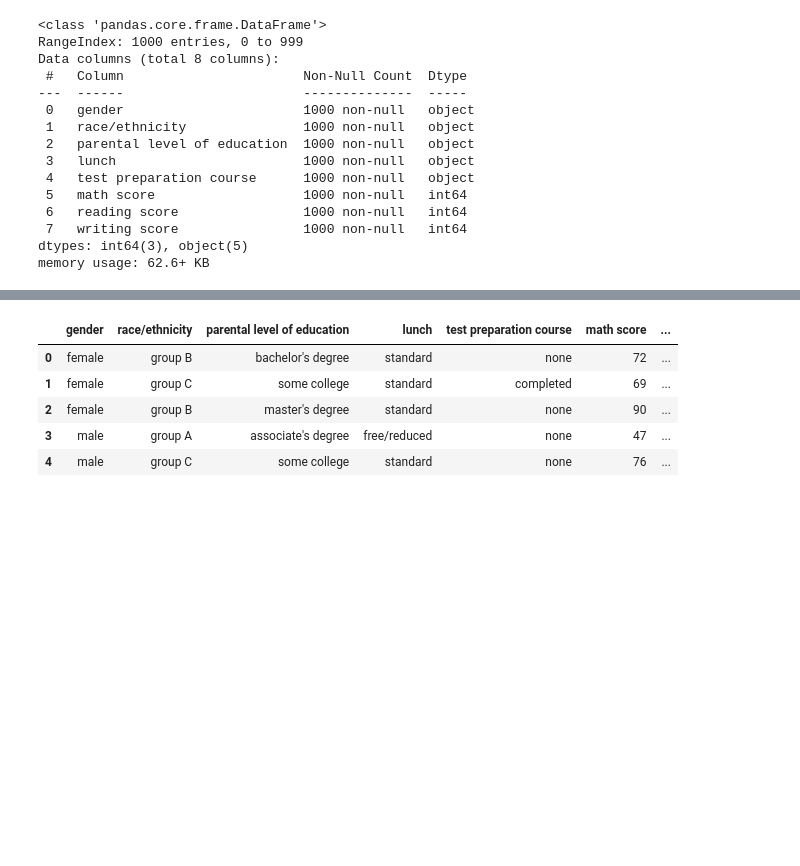
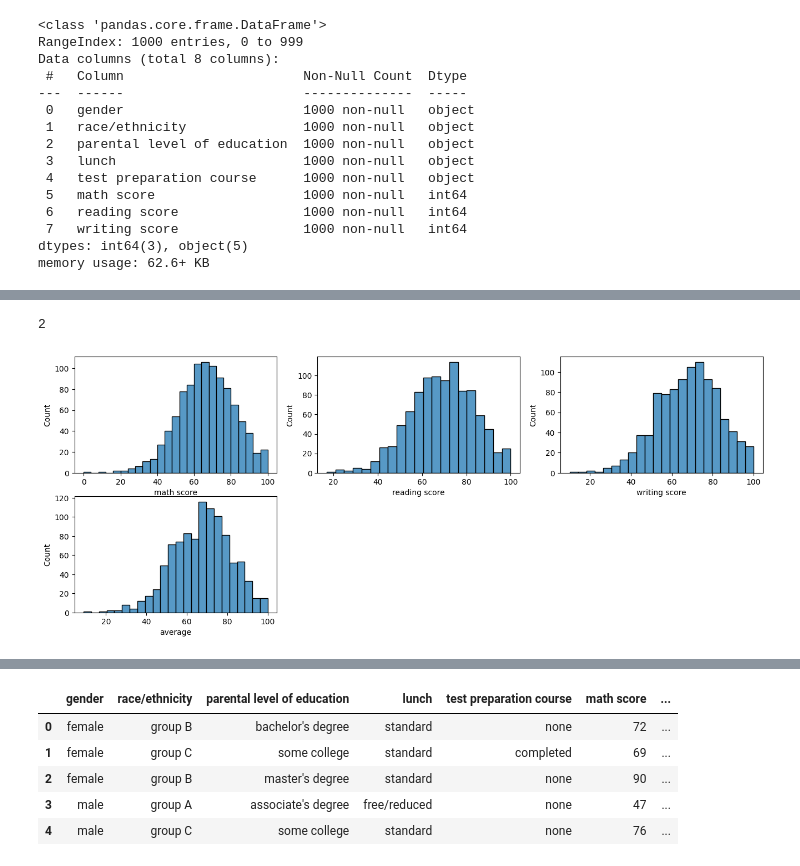
Before and after one commit to kumarshivam99/EDA_using_python, a Jupyter notebook: EDA_Students_Performance_Indicator.ipynb, the cells around one changed output, grey strips where cells are left out. Saved outputs shown, nothing was run; the diff lists cells and outputs as text; code cells hidden in the pictures; blank space fills up the shorter version.

```diff
--- a/EDA_Students_Performance_Indicator.ipynb
+++ b/EDA_Students_Performance_Indicator.ipynb
@@ -50,0 +251,22 @@ memory usage: 62.6+ KB
+# %%
+num_count = len(numerical_features)
+num_rows = int(np.ceil(num_count / 3))
+for k in range(2,num_rows+1):
+  print(k)
+# %% [output]
+2
+# %%
+#distribution of diff numerical features
+num_count = len(numerical_features)
+num_rows = int(np.ceil(num_count / 3)) #taking the celing value
+fig, axes = plt.subplots(num_rows, 3, figsize=(16, 6))
+
+axes = axes.flatten()
+
+for i in range(num_count):
+    sns.histplot(df[numerical_features[i]], ax=axes[i])
+
+for k in range(num_count, num_rows * 3):
+    axes[k].axis('off')
+# %% [output]
+[figure, added]
```
Also changed, not shown: parts of 71 cells of this notebook.
